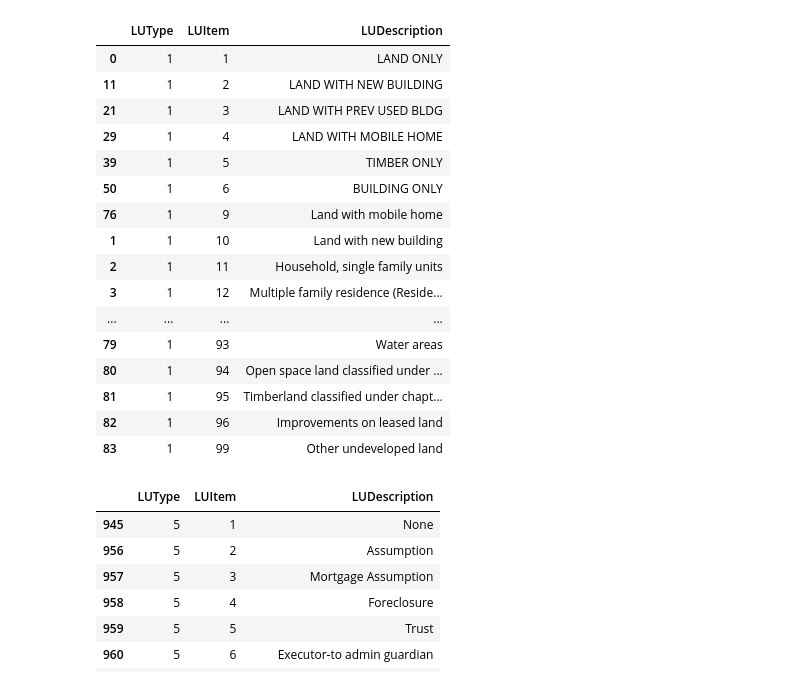
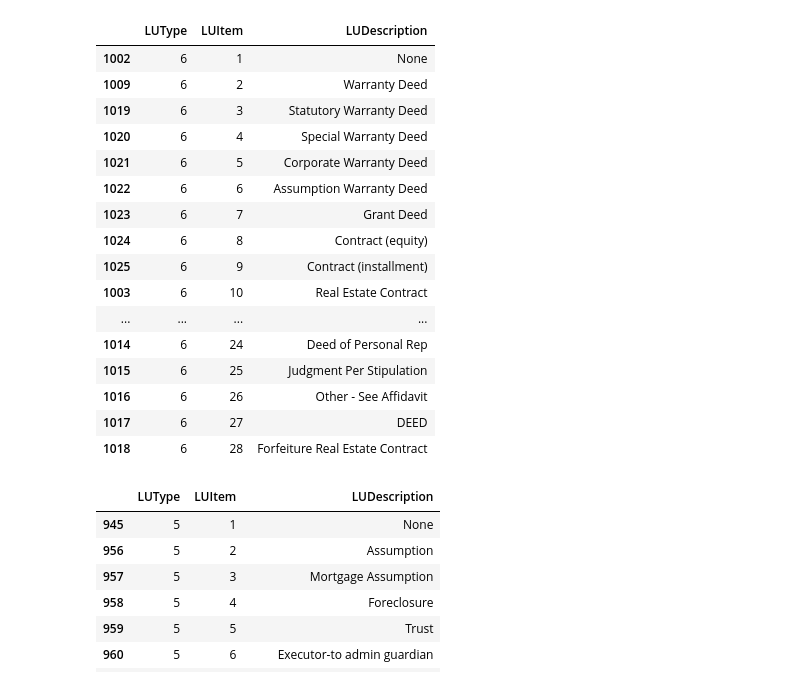
Before and after one commit to chum46/housing_sales_king_county, a Jupyter notebook: notebooks/exploratory/02_js_Lookup info.ipynb, the cells around one changed output. Drawn from its saved outputs; the diff is of its cells as text; code cells hidden in the pictures.

```diff
--- a/notebooks/exploratory/02_js_Lookup info.ipynb
+++ b/notebooks/exploratory/02_js_Lookup info.ipynb
@@ -11,26 +11,26 @@ def LU_item(df,number):
     lu_list=df[df["LUType"]== number]
     return lu_list.sort_values("LUItem", ascending=True)
 # %%
-property_type=LU_item(df_lu,1)
+property_type=LU_item(df_lu,6)
 property_type
 # %% [output]
 |  | LUType | LUItem | LUDescription |
-| 0 | 1 | 1 | LAND ONLY |
-| 11 | 1 | 2 | LAND WITH NEW BUILDING |
-| 21 | 1 | 3 | LAND WITH PREV USED BLDG |
-| 29 | 1 | 4 | LAND WITH MOBILE HOME |
-| 39 | 1 | 5 | TIMBER ONLY |
-| 50 | 1 | 6 | BUILDING ONLY |
-| 76 | 1 | 9 | Land with mobile home |
-| 1 | 1 | 10 | Land with new building |
-| 2 | 1 | 11 | Household, single family units |
-| 3 | 1 | 12 | Multiple family residence (Reside... |
+| 1002 | 6 | 1 | None |
+| 1009 | 6 | 2 | Warranty Deed |
+| 1019 | 6 | 3 | Statutory Warranty Deed |
+| 1020 | 6 | 4 | Special Warranty Deed |
+| 1021 | 6 | 5 | Corporate Warranty Deed |
+| 1022 | 6 | 6 | Assumption Warranty Deed |
+| 1023 | 6 | 7 | Grant Deed |
+| 1024 | 6 | 8 | Contract (equity) |
+| 1025 | 6 | 9 | Contract (installment) |
+| 1003 | 6 | 10 | Real Estate Contract |
 | ... | ... | ... | ... |
-| 79 | 1 | 93 | Water areas |
-| 80 | 1 | 94 | Open space land classified under ... |
-| 81 | 1 | 95 | Timberland classified under chapt... |
-| 82 | 1 | 96 | Improvements on leased land |
-| 83 | 1 | 99 | Other undeveloped land |
+| 1014 | 6 | 24 | Deed of Personal Rep |
+| 1015 | 6 | 25 | Judgment Per Stipulation |
+| 1016 | 6 | 26 | Other - See Affidavit |
+| 1017 | 6 | 27 | DEED |
+| 1018 | 6 | 28 | Forfeiture Real Estate Contract |
 # %%
 sale_reason=LU_item(df_lu,5)
 sale_reason
```
Also changed, not shown: 4 other files.
